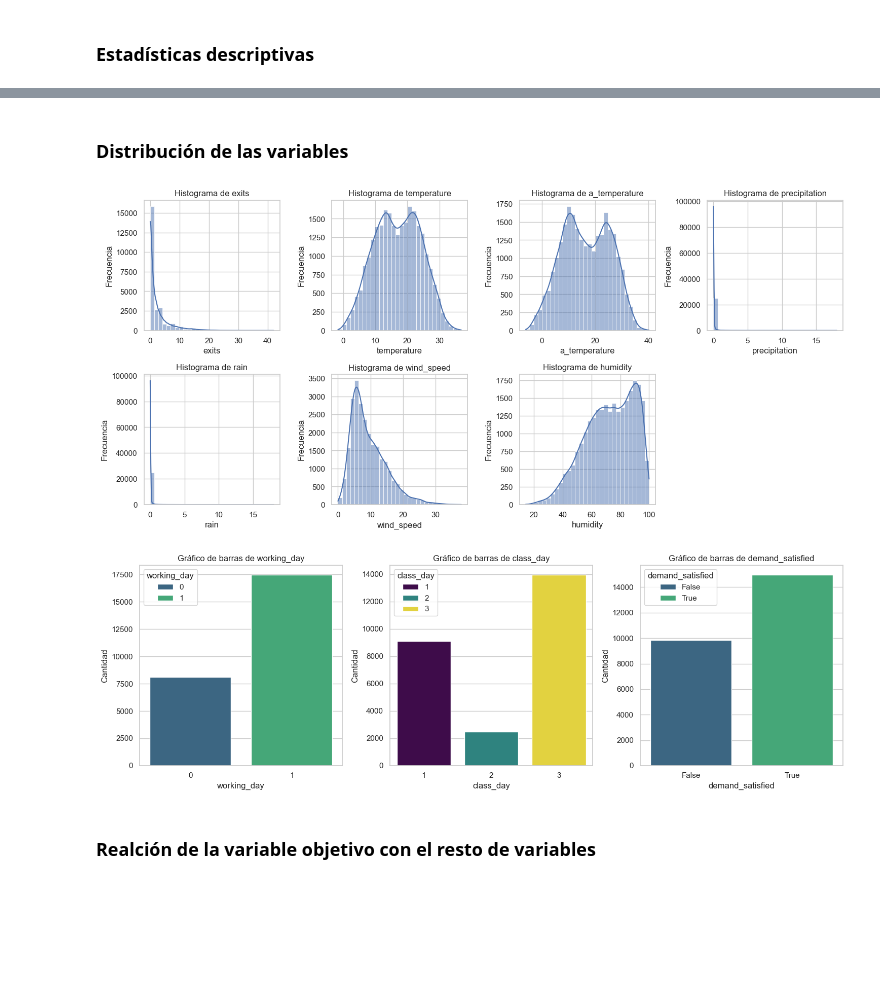
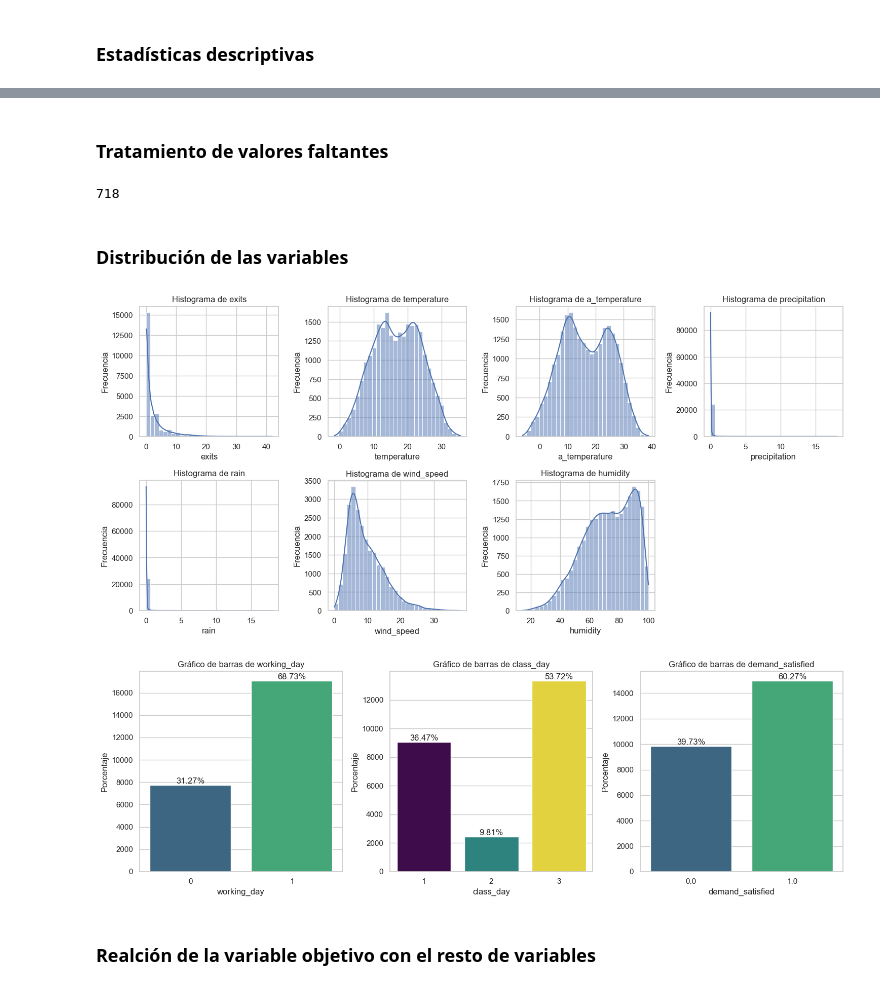
Before and after one commit to nicollorens12/BicingEstimator, a Jupyter notebook: notebook.ipynb, the cells around one changed output, grey strips where cells are left out. Cells and saved outputs as stored; diff of their text form; code cells hidden in the pictures; blank space fills up the shorter version.

```diff
--- a/notebook.ipynb
+++ b/notebook.ipynb
@@ -66,6 +66,18 @@ data.describe(include='all').T
 | rain | 25536.0 | NaN | NaN | NaN | 0.063698 | 0.443662 | 0.0 | 0.0 | 0.0 | 0.0 | 18.0 |
 | wind_speed | 25536.0 | NaN | NaN | NaN | 9.451143 | 5.466932 | 0.0 | 5.4 | 8.1 | 12.6 | 37.9 |
 | demand_satisfied | 24818 | 2 | True | 14959 | NaN | NaN | NaN | NaN | NaN | NaN | NaN |
+# %% [markdown]
+### **Tratamiento de valores faltantes**
+# %%
+# Contamos los valores faltantes en la columna 'demand_satisfied'
+missing_values_count = data['demand_satisfied'].isna().sum()
+
+missing_values_count
+
+# Eliminamos los registros donde 'demand_satisfied' es NaN
+data = data.dropna(subset=['demand_satisfied'])
+# %% [output]
+718
 # %% [markdown]
 ### **Distribución de las variables**
 # %%
@@ -85,25 +97,33 @@ for i, var in enumerate(numeric_vars, 1):
 plt.tight_layout()
 plt.show();
 # %% [output]
-[figure, old version]
+[figure, new version]
 # %%
 # Defining the list of categorical variables
 categorical_vars = ['working_day', 'class_day', 'demand_satisfied']
 
-# Plotting bar charts for categorical variables
+# Plotting bar charts for categorical variables with percentages
 plt.figure(figsize=(15, 5))
 
 for i, var in enumerate(categorical_vars):
     plt.subplot(1, 3, i+1)
-    sns.countplot(x=var, data=data, hue=var, palette='viridis')
+    sns.countplot(x=var, data=data, hue=var, legend=False, palette='viridis')
     plt.title(f'Gráfico de barras de {var}')
     plt.xlabel(var)
-    plt.ylabel('Cantidad')
+    plt.ylabel('Porcentaje')
+
+    # Calculate the percentages and display them on the bars
+    total = len(data[var])  # Total number of records for normalization
+    for p in plt.gca().patches:
+        height = p.get_height()  # Get the height of each bar
+        # Put the annotation on the bar
+        plt.gca().text(p.get_x() + p.get_width() / 2, height + 2, '{:1.2f}%'.format((height / total) * 100),
+                       ha="center", va='bottom')
 
 plt.tight_layout()
 plt.show();
 # %% [output]
-[figure, old version]
+[figure, new version]
 # %% [markdown]
 ### **Realción de la variable objetivo con el resto de variables**
 # %%
```
Also changed, not shown: parts of 6 cells of this notebook, 2 other files.
